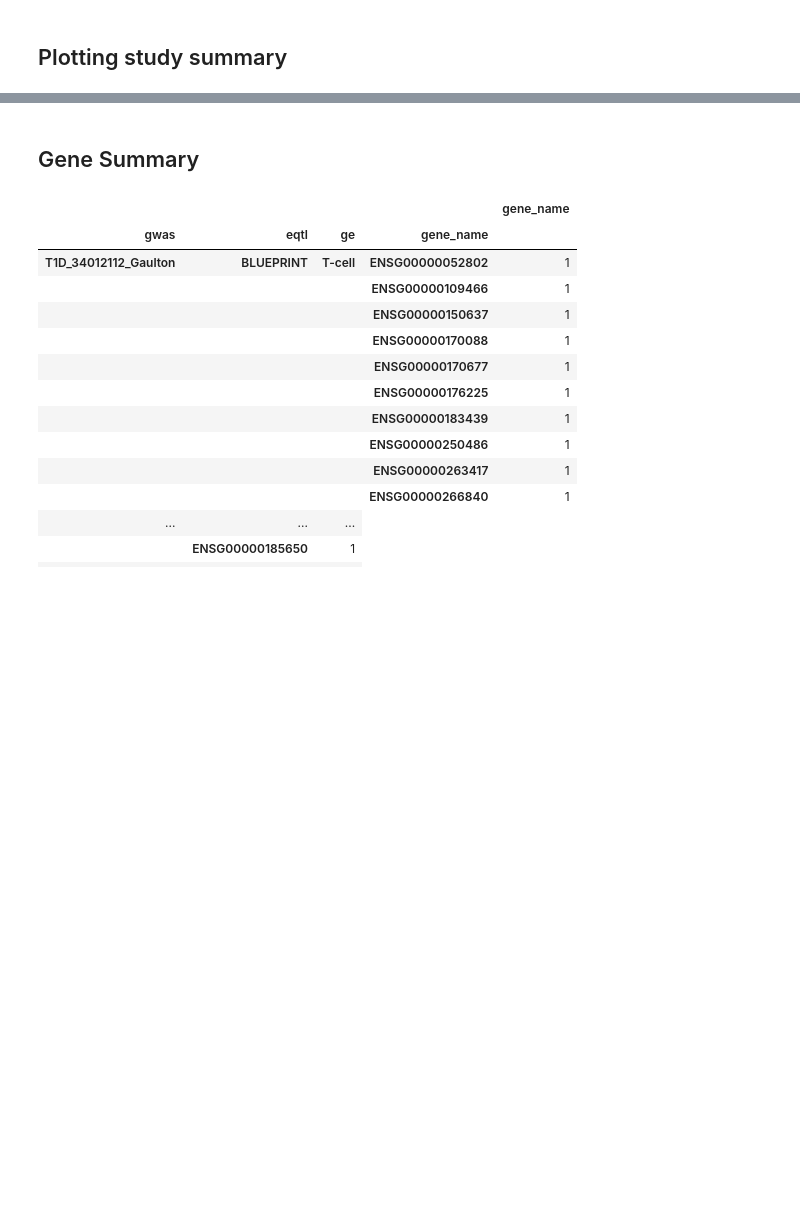
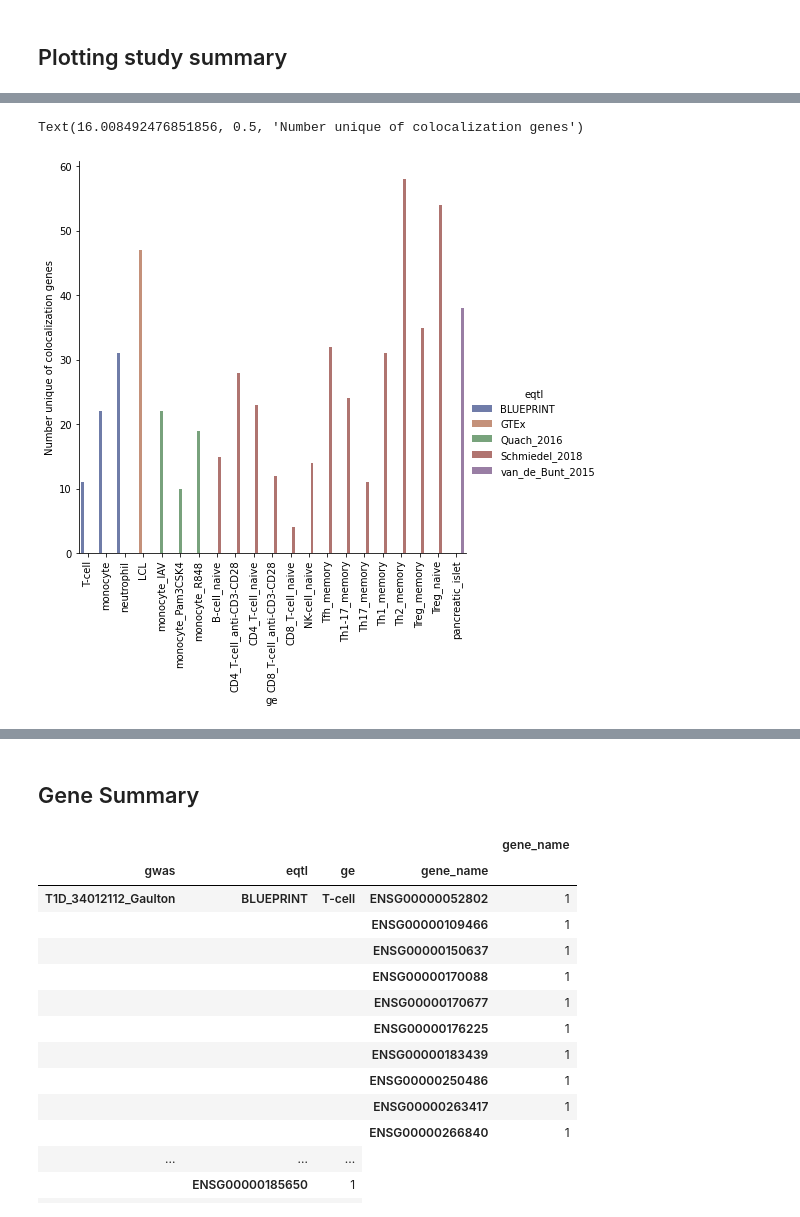
Before and after one commit to joreynajr/dchallenge, a Jupyter notebook: workflow/notebooks/exploratory/Colocalization_with_eQTL_Catalog_No_Filter.ipynb, the cells around one changed output, grey strips where cells are left out. Saved outputs shown, nothing was run; the diff lists cells and outputs as text; code cells hidden in the pictures; blank space fills up the shorter version.

```diff
--- a/workflow/notebooks/exploratory/Colocalization_with_eQTL_Catalog_No_Filter.ipynb
+++ b/workflow/notebooks/exploratory/Colocalization_with_eQTL_Catalog_No_Filter.ipynb
@@ -211,0 +199,16 @@ study_summary.to_csv(study_report_fn, sep='\t', index=False)
+# %%
+#sns.barplot(hue='eqtl', y='count', x='ge', data=study_summary)
+
+# fig, ax = plt.subplots()
+# Draw a nested barplot by species and sex
+g= sns.catplot(data=uniq_genes_per_sample, kind="bar",
+            x="ge", y="geneName", hue="eqtl",
+            ci="sd", palette="dark", alpha=.6, height=6)
+
+for x in g.ax.get_xticklabels():
+    x.set_rotation(90)
+
+g.ax.set_ylabel('Number unique of colocalization genes')
+# %% [output]
+Text(16.008492476851856, 0.5, 'Number unique of colocalization genes')
+[figure, added]
```
Also changed, not shown: parts of 20 cells of this notebook, 7 other files.
